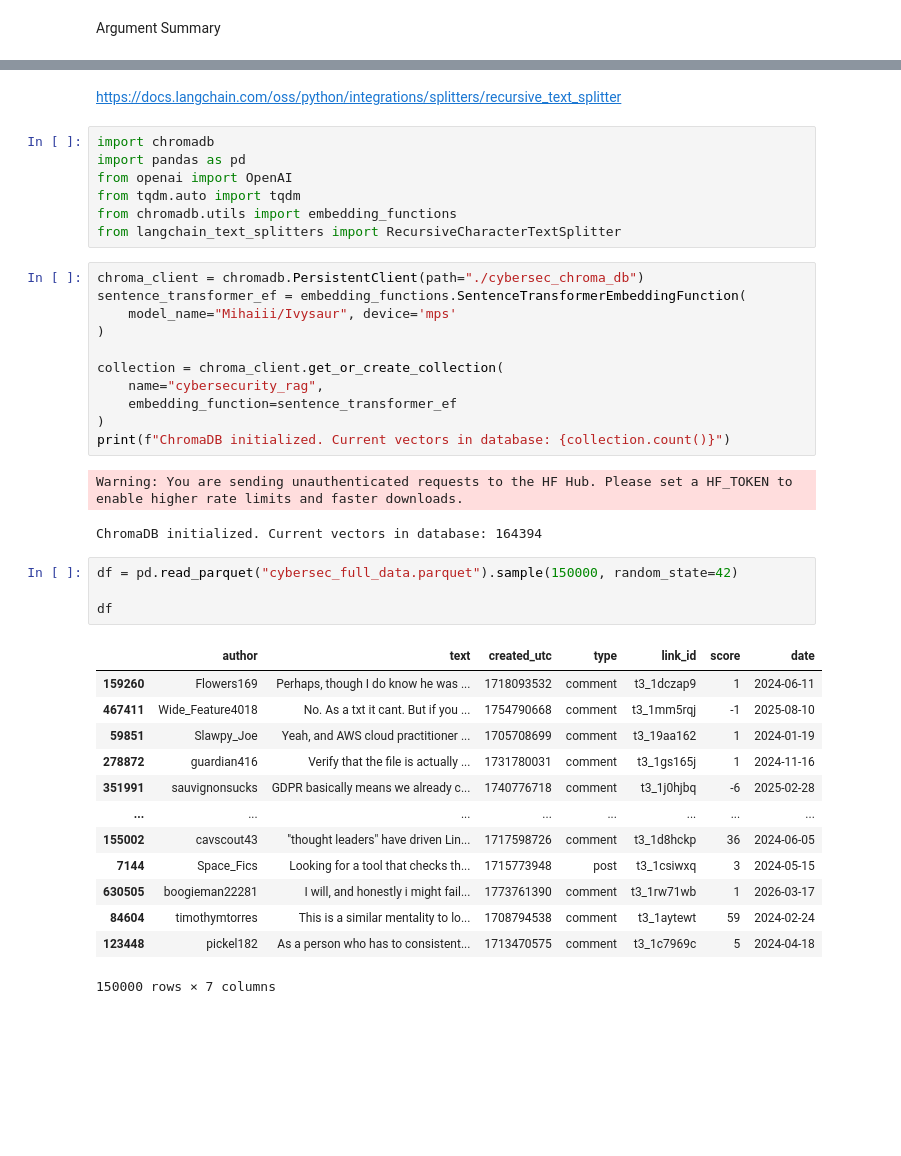
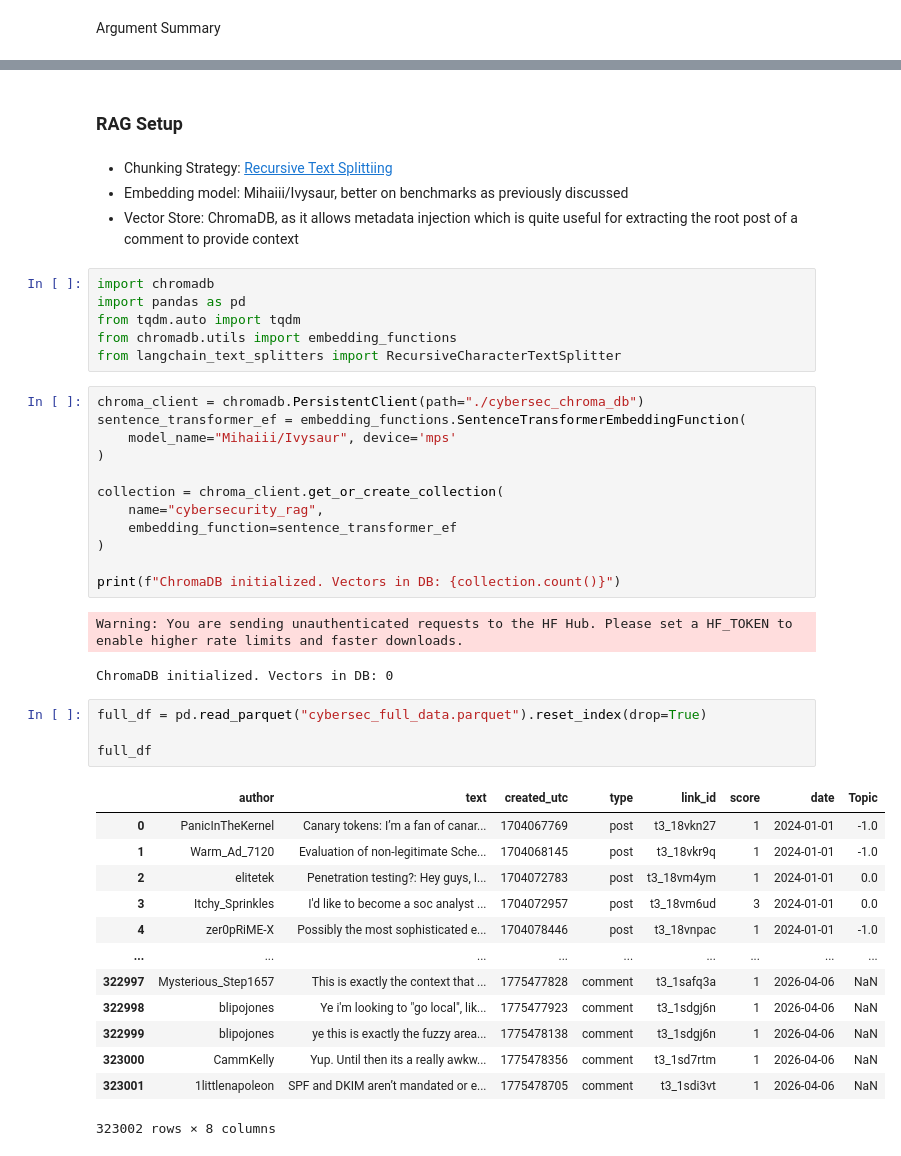
Before and after one commit to Rupository/SecInfo, a Jupyter notebook: AppSetup.ipynb, the cells around one changed output, grey strips where cells are left out. Saved outputs shown, nothing was run; the diff lists cells and outputs as text; blank space fills up the shorter version.

```diff
--- a/AppSetup.ipynb
+++ b/AppSetup.ipynb
@@ -835,12 +841,15 @@ topic_data
 | 18 | 17 | [dependency and factors] | [The topic revolves around the co... | 196 | 0.040146 | [depends, depends depends, depend... | [It depends, "It depends", It dep... | ... |
 | 19 | 18 | [air gapping concepts] | [The topic revolves around the co... | 167 | 0.034206 | [air, gapped, air gapped, air gap... | [Air-gapped but wifi on, “It’s no... | ... |
 | 20 | 19 | [Rapid7 Product Reviews] | [Rapid7 and its related aspects, ... | 155 | 0.031748 | [rapid7, rapid, idr, good, rapid7... | [Rapid7, Rapid7, Rapid7] | ... |
+# %% [markdown]
+### RAG Setup
 # %% [markdown]
-https://docs.langchain.com/oss/python/integrations/splitters/recursive_text_splitter
+- Chunking Strategy: [Recursive Text Splittiing](https://docs.langchain.com/oss/python/integrations/splitters/recursive_text_splitter)
+- Embedding model: Mihaiii/Ivysaur, better on benchmarks as previously discussed
+- Vector Store: ChromaDB, as it allows metadata injection which is quite useful for extracting the root post of a comment to provide context
 # %%
 import chromadb
 import pandas as pd
-from openai import OpenAI
 from tqdm.auto import tqdm
 from chromadb.utils import embedding_functions
 from langchain_text_splitters import RecursiveCharacterTextSplitter
@@ -854,28 +863,29 @@ collection = chroma_client.get_or_create_collection(
     name="cybersecurity_rag",
     embedding_function=sentence_transformer_ef
 )
-print(f"ChromaDB initialized. Current vectors in database: {collection.count()}")
+
+print(f"ChromaDB initialized. Vectors in DB: {collection.count()}")
 # %% [output]
 Warning: You are sending unauthenticated requests to the HF Hub. Please set a HF_TOKEN to enable higher rate limits and faster downloads.
-ChromaDB initialized. Current vectors in database: 164394
+ChromaDB initialized. Vectors in DB: 0
 # %%
-df = pd.read_parquet("cybersec_full_data.parquet").sample(150000, random_state=42)
+full_df = pd.read_parquet("cybersec_full_data.parquet").reset_index(drop=True)
 
-df
+full_df
 # %% [output]
-|  | author | text | created_utc | type | link_id | score | date |
-| 159260 | Flowers169 | Perhaps, though I do know he was ... | 1718093532 | comment | t3_1dczap9 | 1 | 2024-06-11 |
-| 467411 | Wide_Feature4018 | No. As a txt it cant. But if you ... | 1754790668 | comment | t3_1mm5rqj | -1 | 2025-08-10 |
-| 59851 | Slawpy_Joe | Yeah, and AWS cloud practitioner ... | 1705708699 | comment | t3_19aa162 | 1 | 2024-01-19 |
-| 278872 | guardian416 | Verify that the file is actually ... | 1731780031 | comment | t3_1gs165j | 1 | 2024-11-16 |
-| 351991 | sauvignonsucks | GDPR basically means we already c... | 1740776718 | comment | t3_1j0hjbq | -6 | 2025-02-28 |
-| ... | ... | ... | ... | ... | ... | ... | ... |
-| 155002 | cavscout43 | "thought leaders" have driven Lin... | 1717598726 | comment | t3_1d8hckp | 36 | 2024-06-05 |
-| 7144 | Space_Fics | Looking for a tool that checks th... | 1715773948 | post | t3_1csiwxq | 3 | 2024-05-15 |
-| 630505 | boogieman22281 | I will, and honestly i might fail... | 1773761390 | comment | t3_1rw71wb | 1 | 2026-03-17 |
-| 84604 | timothymtorres | This is a similar mentality to lo... | 1708794538 | comment | t3_1aytewt | 59 | 2024-02-24 |
-| 123448 | pickel182 | As a person who has to consistent... | 1713470575 | comment | t3_1c7969c | 5 | 2024-04-18 |
+|  | author | text | created_utc | type | link_id | score | date | Topic |
+| 0 | PanicInTheKernel | Canary tokens: I’m a fan of canar... | 1704067769 | post | t3_18vkn27 | 1 | 2024-01-01 | -1.0 |
+| 1 | Warm_Ad_7120 | Evaluation of non-legitimate Sche... | 1704068145 | post | t3_18vkr9q | 1 | 2024-01-01 | -1.0 |
+| 2 | elitetek | Penetration testing?: Hey guys, I... | 1704072783 | post | t3_18vm4ym | 1 | 2024-01-01 | 0.0 |
+| 3 | Itchy_Sprinkles | I'd like to become a soc analyst ... | 1704072957 | post | t3_18vm6ud | 3 | 2024-01-01 | 0.0 |
+| 4 | zer0pRiME-X | Possibly the most sophisticated e... | 1704078446 | post | t3_18vnpac | 1 | 2024-01-01 | -1.0 |
+| ... | ... | ... | ... | ... | ... | ... | ... | ... |
+| 322997 | Mysterious_Step1657 | This is exactly the context that ... | 1775477828 | comment | t3_1safq3a | 1 | 2026-04-06 | NaN |
+| 322998 | blipojones | Ye i'm looking to "go local", lik... | 1775477923 | comment | t3_1sdgj6n | 1 | 2026-04-06 | NaN |
+| 322999 | blipojones | ye this is exactly the fuzzy area... | 1775478138 | comment | t3_1sdgj6n | 1 | 2026-04-06 | NaN |
+| 323000 | CammKelly | Yup. Until then its a really awkw... | 1775478356 | comment | t3_1sd7rtm | 1 | 2026-04-06 | NaN |
+| 323001 | 1littlenapoleon | SPF and DKIM aren’t mandated or e... | 1775478705 | comment | t3_1sdi3vt | 1 | 2026-04-06 | NaN |
-150000 rows × 7 columns
+323002 rows × 8 columns
 # %%
 text_splitter = RecursiveCharacterTextSplitter(
     chunk_size=1000,
```
Also changed, not shown: parts of 6 cells of this notebook, 1 other file.
